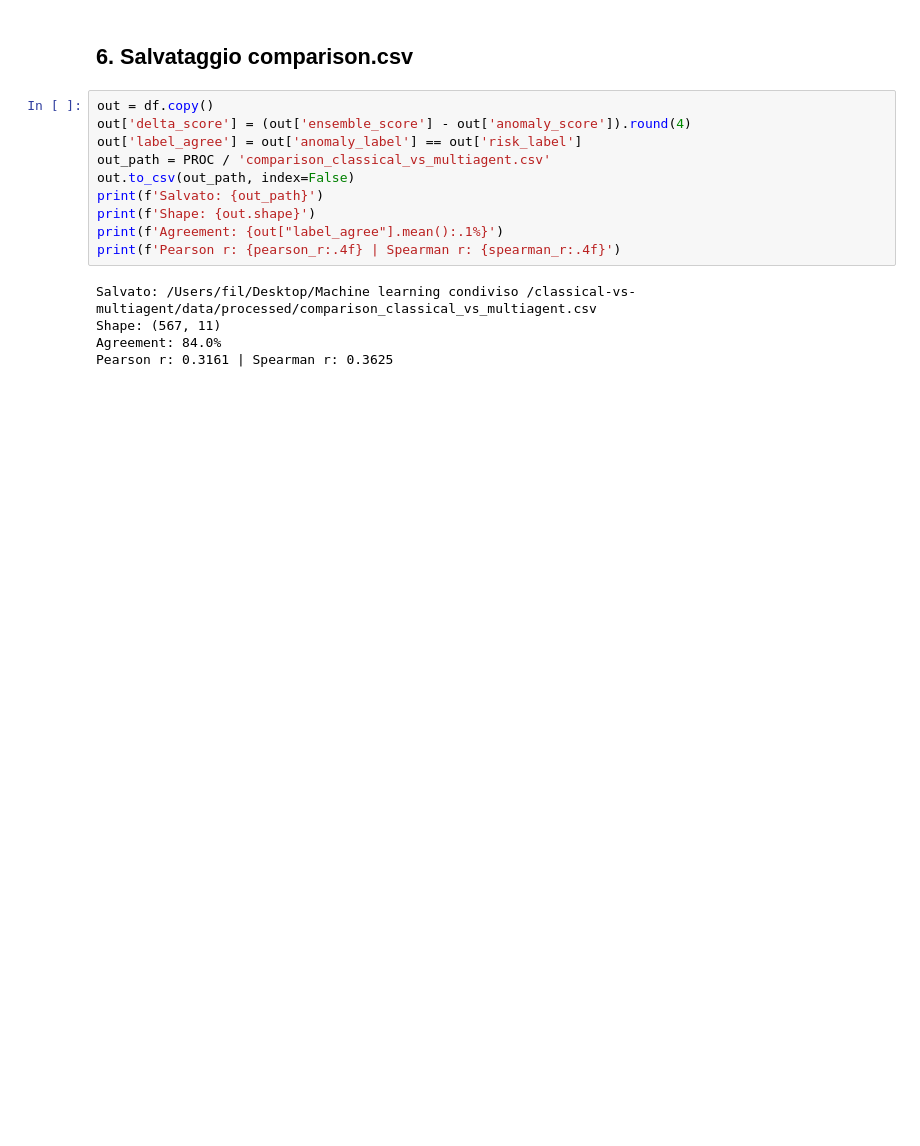
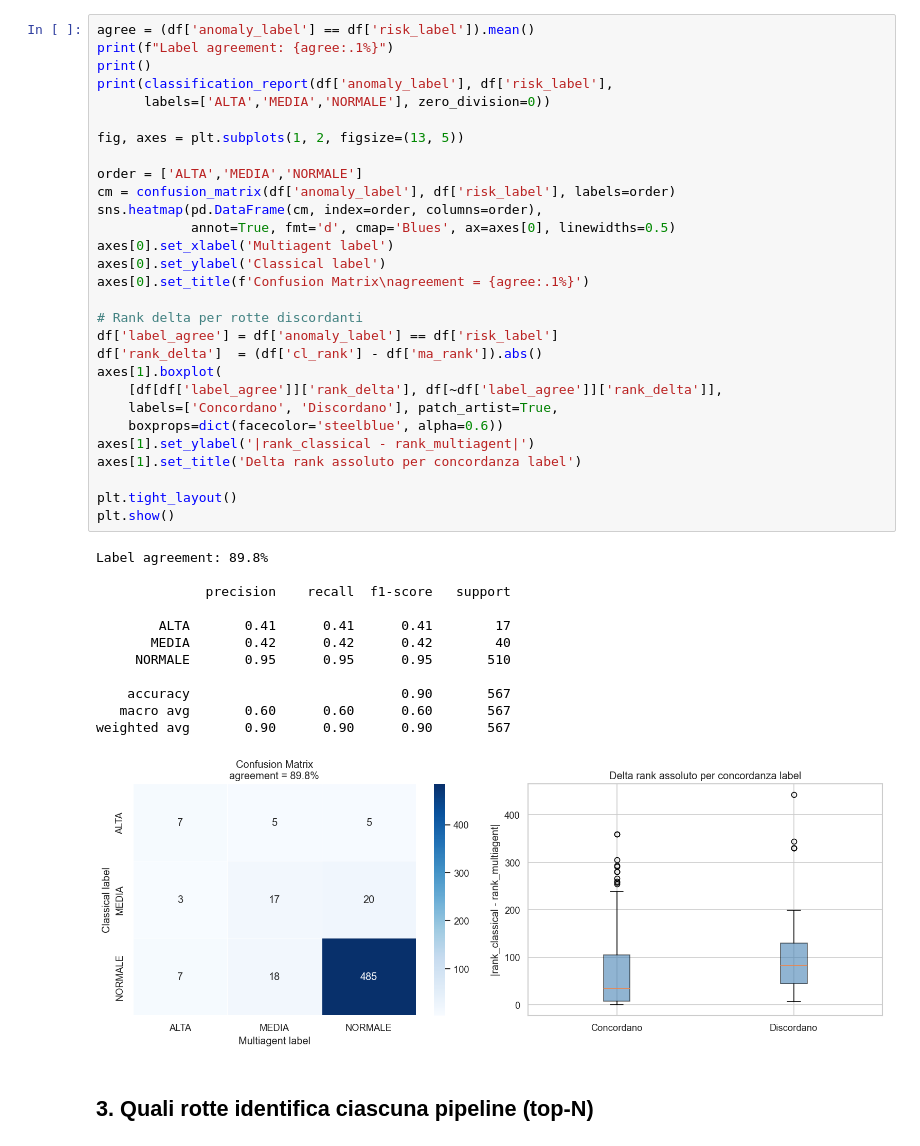
Before and after one commit to DanieleGiovanardi2408/classical-vs-multiagent, a Jupyter notebook: notebooks/07_comparison.ipynb, the cells around one changed output. Drawn from its saved outputs; the diff is of its cells as text; blank space fills up the shorter version.

```diff
--- a/notebooks/07_comparison.ipynb
+++ b/notebooks/07_comparison.ipynb
@@ -198,17 +99,44 @@ NORMALE        510.0  0.2950  0.1753 -0.1732  0.1977  0.2792  0.3934  0.7301
-# %% [markdown]
-## 6. Salvataggio comparison.csv
-# %%
-out = df.copy()
-out['delta_score'] = (out['ensemble_score'] - out['anomaly_score']).round(4)
-out['label_agree'] = out['anomaly_label'] == out['risk_label']
-out_path = PROC / 'comparison_classical_vs_multiagent.csv'
-out.to_csv(out_path, index=False)
-print(f'Salvato: {out_path}')
-print(f'Shape: {out.shape}')
-print(f'Agreement: {out["label_agree"].mean():.1%}')
-print(f'Pearson r: {pearson_r:.4f} | Spearman r: {spearman_r:.4f}')
-# %% [output]
-Salvato: /Users/fil/Desktop/Machine learning condiviso /classical-vs-multiagent/data/processed/comparison_classical_vs_multiagent.csv
-Shape: (567, 11)
-Agreement: 84.0%
-Pearson r: 0.3161 | Spearman r: 0.3625
+# %%
+agree = (df['anomaly_label'] == df['risk_label']).mean()
+print(f"Label agreement: {agree:.1%}")
+print()
+print(classification_report(df['anomaly_label'], df['risk_label'],
+      labels=['ALTA','MEDIA','NORMALE'], zero_division=0))
+
+fig, axes = plt.subplots(1, 2, figsize=(13, 5))
+
+order = ['ALTA','MEDIA','NORMALE']
+cm = confusion_matrix(df['anomaly_label'], df['risk_label'], labels=order)
+sns.heatmap(pd.DataFrame(cm, index=order, columns=order),
+            annot=True, fmt='d', cmap='Blues', ax=axes[0], linewidths=0.5)
+axes[0].set_xlabel('Multiagent label')
+axes[0].set_ylabel('Classical label')
+axes[0].set_title(f'Confusion Matrix\nagreement = {agree:.1%}')
+
+# Rank delta per rotte discordanti
+df['label_agree'] = df['anomaly_label'] == df['risk_label']
+df['rank_delta']  = (df['cl_rank'] - df['ma_rank']).abs()
+axes[1].boxplot(
+    [df[df['label_agree']]['rank_delta'], df[~df['label_agree']]['rank_delta']],
+    labels=['Concordano', 'Discordano'], patch_artist=True,
+    boxprops=dict(facecolor='steelblue', alpha=0.6))
+axes[1].set_ylabel('|rank_classical - rank_multiagent|')
+axes[1].set_title('Delta rank assoluto per concordanza label')
+
+plt.tight_layout()
+plt.show()
+# %% [output]
+Label agreement: 89.8%
+
+              precision    recall  f1-score   support
+
+        ALTA       0.41      0.41      0.41        17
+       MEDIA       0.42      0.42      0.42        40
+     NORMALE       0.95      0.95      0.95       510
+
+    accuracy                           0.90       567
+   macro avg       0.60      0.60      0.60       567
+weighted avg       0.90      0.90      0.90       567
+[figure, added]
+# %% [markdown]
+## 3. Quali rotte identifica ciascuna pipeline (top-N)
```
Also changed, not shown: parts of 17 cells of this notebook.
